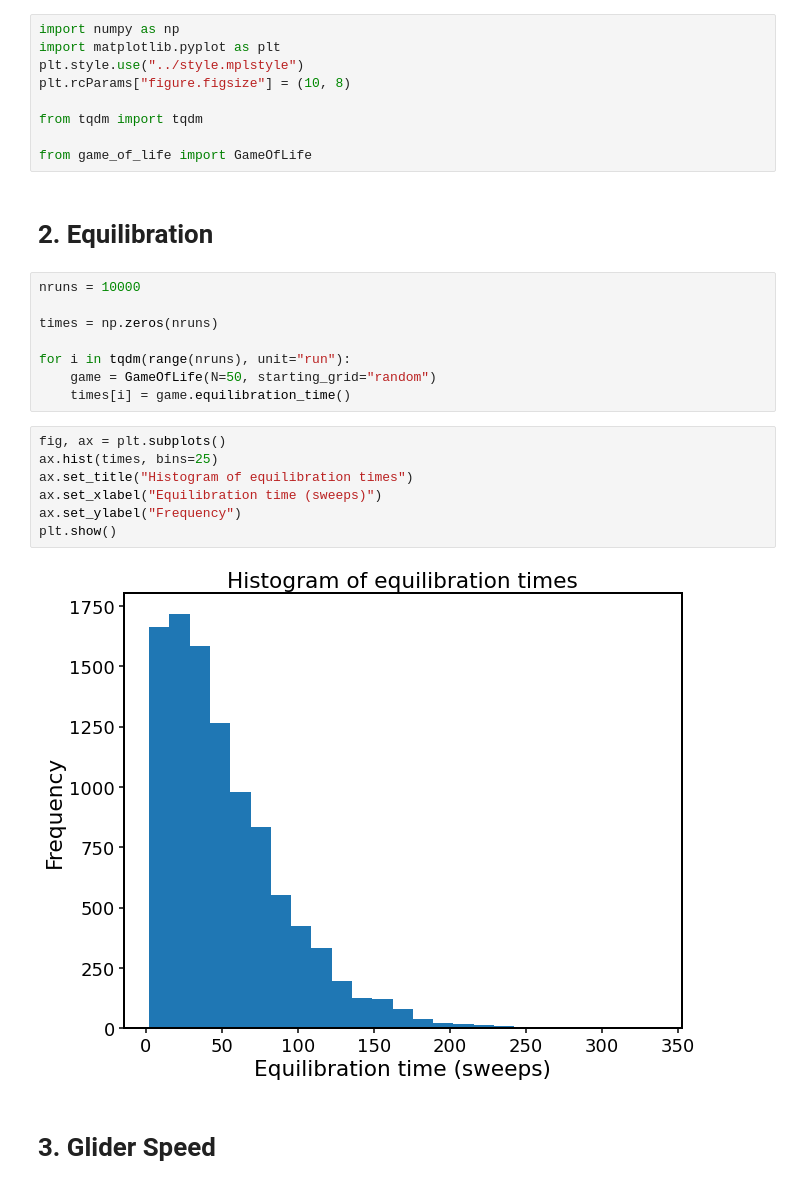
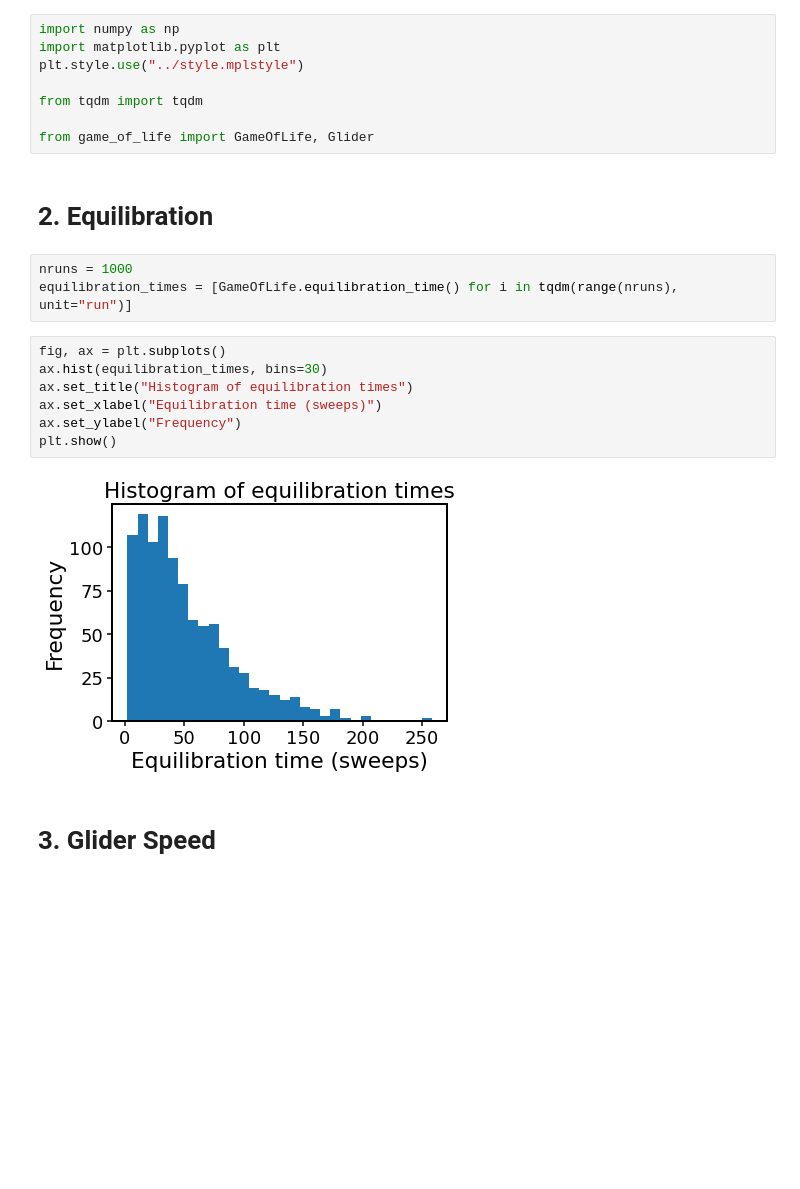
Before and after one commit to E-W-Jones/modelling-and-visualisation-in-physics, a Jupyter notebook: Checkpoint2/Checkpoint2.ipynb, the cells around one changed output. Saved outputs shown, nothing was run; the diff lists cells and outputs as text; blank space fills up the shorter version.

Commit message:
Finished game of life?

```diff
--- a/Checkpoint2/Checkpoint2.ipynb
+++ b/Checkpoint2/Checkpoint2.ipynb
@@ -4,29 +4,23 @@
 import numpy as np
 import matplotlib.pyplot as plt
 plt.style.use("../style.mplstyle")
-plt.rcParams["figure.figsize"] = (10, 8)
 
 from tqdm import tqdm
 
-from game_of_life import GameOfLife
+from game_of_life import GameOfLife, Glider
 # %% [markdown]
 # 2. Equilibration
 # %%
-nruns = 10000
-
-times = np.zeros(nruns)
-
-for i in tqdm(range(nruns), unit="run"):
-    game = GameOfLife(N=50, starting_grid="random")
-    times[i] = game.equilibration_time()
+nruns = 1000
+equilibration_times = [GameOfLife.equilibration_time() for i in tqdm(range(nruns), unit="run")]
 # %%
 fig, ax = plt.subplots()
-ax.hist(times, bins=25)
+ax.hist(equilibration_times, bins=30)
 ax.set_title("Histogram of equilibration times")
 ax.set_xlabel("Equilibration time (sweeps)")
 ax.set_ylabel("Frequency")
 plt.show()
 # %% [output]
-[figure, old version]
+[figure, new version]
 # %% [markdown]
 # 3. Glider Speed
```
Also changed, not shown: parts of 7 cells of this notebook, 1 other file.
